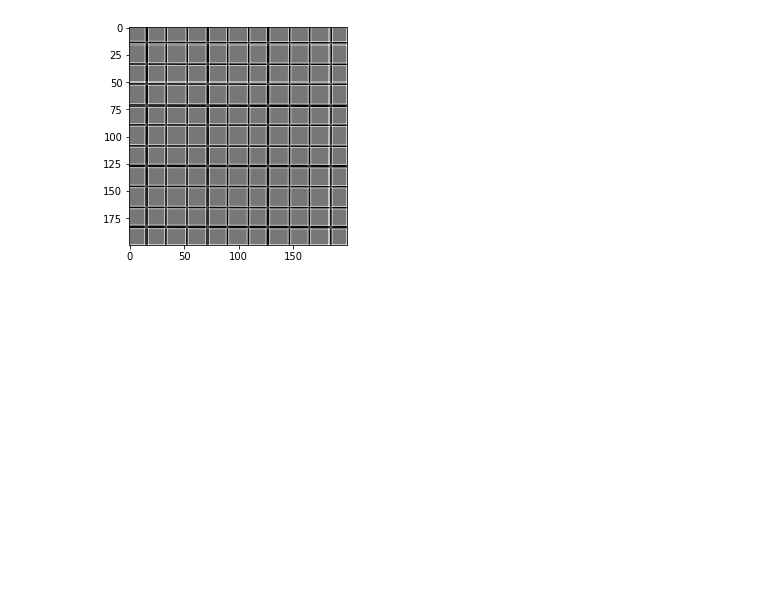
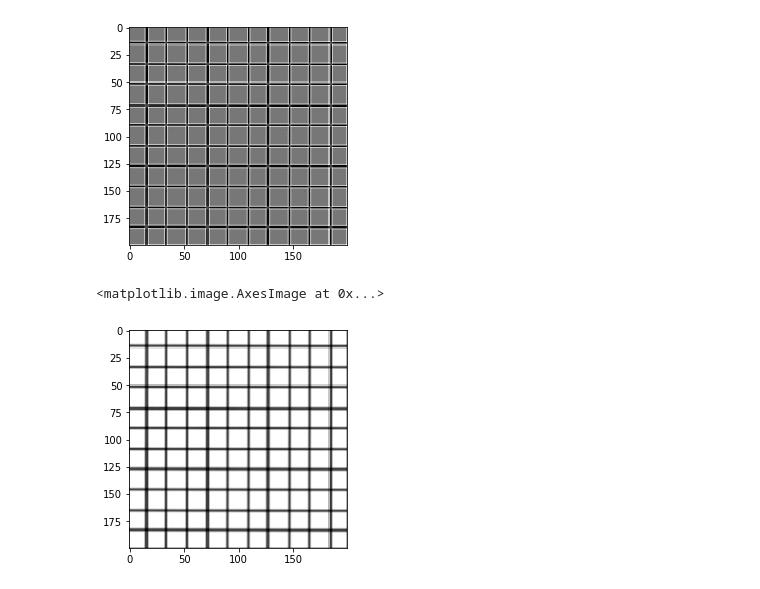
Before and after one commit to burningion/birding-with-python-pycon-2018-slides, a Jupyter notebook: notebooks/convolutions.ipynb, the cells around one changed output. Drawn from its saved outputs; the diff is of its cells as text; code cells hidden in the pictures; blank space fills up the shorter version.

Commit message:
More convolution examples

```diff
--- a/notebooks/convolutions.ipynb
+++ b/notebooks/convolutions.ipynb
@@ -60,3 +62,17 @@ plt.imshow(edge,cmap='gray')
  [-1 -1 -1]]
 <matplotlib.image.AxesImage at 0x...>
 [figure]
+# %%
+# Example blur kernel
+# [.0625 .125 .0625]
+# [.125 .25  .125]
+# [.0625 .125 .0625]
+blur_kernel = np.array([[0.0625, 0.125, 0.0625],
+                        [0.125, 0.25, 0.125],
+                        [0.0625, 0.125, 0.0625]])
+blur = convolve2d(im, blur_kernel, 'same')
+plt.figure()
+plt.imshow(blur,cmap='gray')
+# %% [output]
+<matplotlib.image.AxesImage at 0x...>
+[figure, added]
```
Also changed, not shown: parts of 1 cell of this notebook, 3 other files.
